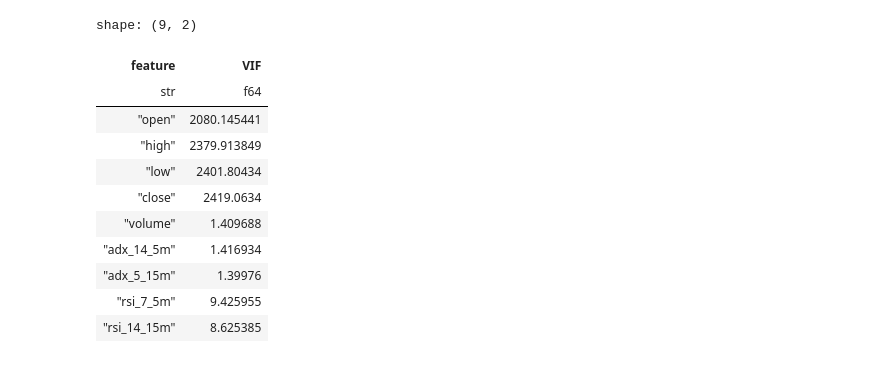
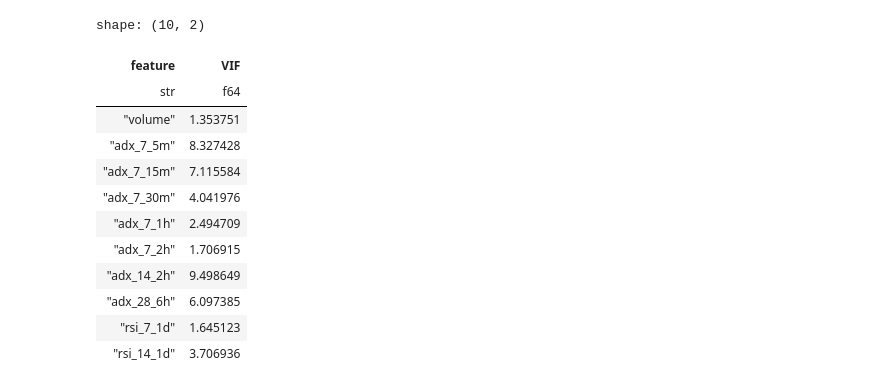
Before and after one commit to Zoltesh/mad_money, a Jupyter notebook: src/main.ipynb, the cells around one changed output. Cells and saved outputs as stored; diff of their text form; code cells hidden in the pictures.

Commit message:
Load ohlcv in range. Fixed rolling calc of higher timeframes in indicators to use bucketed candles.

```diff
--- a/src/main.ipynb
+++ b/src/main.ipynb
@@ -27,0 +10,25 @@ df_with_features = add_indicators(df, indicators, base_timeframe="5m")
+# %%
+
+df: pl.DataFrame = load_ohlcv_range(
+    data_dir="../data/",
+    symbol="AAVE/USDC",
+    timeframe="5m"
+)
+
+timeframes = ["5m", "15m", "30m", "1h", "2h", "6h", "1d"]
+adx_periods = [7, 14, 21, 28]
+
+adx_indicators = [
+    ("adx", tf, {"timeperiod": period})
+    for tf in timeframes
+    for period in adx_periods
+]
+
+rsi_indicators = [
+    ("rsi", tf, {"timeperiod": period})
+    for tf in timeframes
+    for period in adx_periods
+]
+
+combined = adx_indicators + rsi_indicators
+df_with_features = add_indicators(df, combined, base_timeframe="5m")
@@ -55,15 +70,16 @@ vif = variance_inflation_factor(df=df_num)
 # %%
-vif.head(100)
+vif.filter(pl.col("VIF") < 10)
 # %% [output]
-shape: (9, 2)
+shape: (10, 2)
 | feature | VIF |
 | str | f64 |
-| "open" | 2080.145441 |
-| "high" | 2379.913849 |
-| "low" | 2401.80434 |
-| "close" | 2419.0634 |
-| "volume" | 1.409688 |
-| "adx_14_5m" | 1.416934 |
-| "adx_5_15m" | 1.39976 |
-| "rsi_7_5m" | 9.425955 |
-| "rsi_14_15m" | 8.625385 |
+| "volume" | 1.353751 |
+| "adx_7_5m" | 8.327428 |
+| "adx_7_15m" | 7.115584 |
+| "adx_7_30m" | 4.041976 |
+| "adx_7_1h" | 2.494709 |
+| "adx_7_2h" | 1.706915 |
+| "adx_14_2h" | 9.498649 |
+| "adx_28_6h" | 6.097385 |
+| "rsi_7_1d" | 1.645123 |
+| "rsi_14_1d" | 3.706936 |
```
Also changed, not shown: parts of 13 cells of this notebook, 5 other files.
